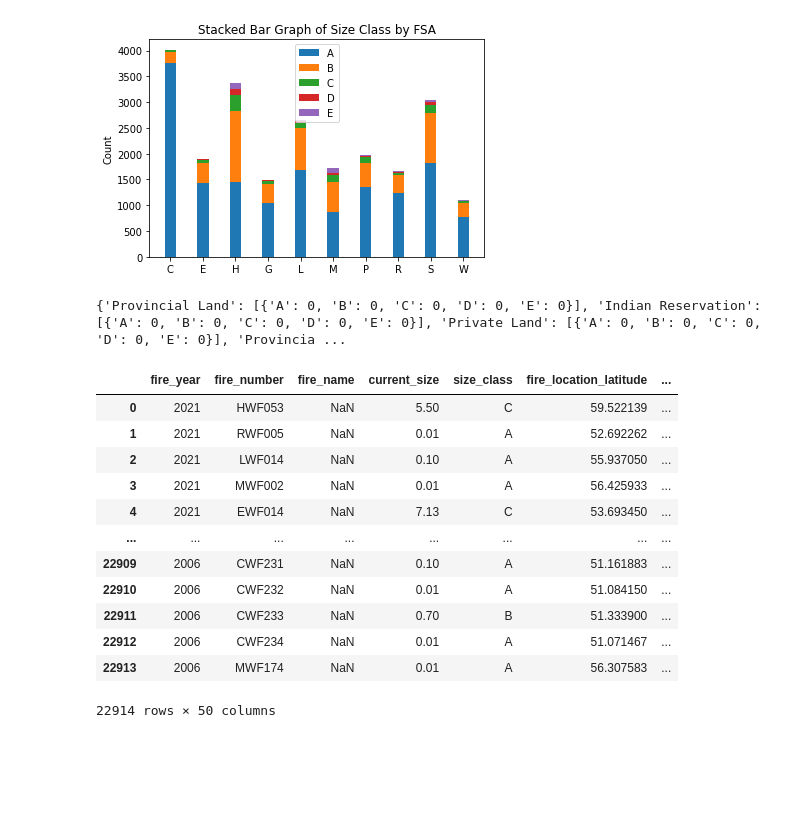
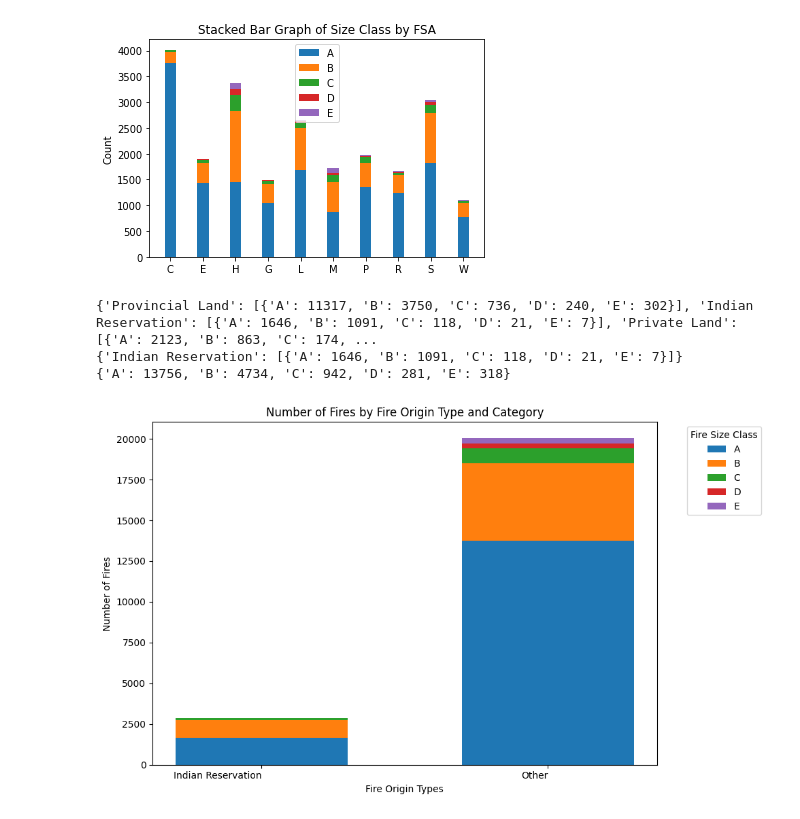
Before and after one commit to pandya-aditya/CxC_Hackathon, a Jupyter notebook: main.ipynb, the cells around one changed output. Cells and saved outputs as stored; diff of their text form; code cells hidden in the pictures; blank space fills up the shorter version.

Commit message:
Fire origin graph created + fire_origin dictionary filled
First filled the empty fire origin dictionary values from before. Then created a Indian Reservation sub-dictionary and a Rest sub-dictionary, which I used to create a bar graph that shows the difference.

```diff
--- a/main.ipynb
+++ b/main.ipynb
@@ -343,26 +343,58 @@ plt.show()
 [figure]
 # %%
 f_origin_list = {}
+count = 0
+rest_list = {}
 
 for index in df.index:
     origin = df.loc[index, 'fire_origin']
+    size_class = str(df.loc[index, 'size_class'])
 
-    if (origin not in f_origin_list):
+    if origin not in f_origin_list:
         f_origin_list[origin] = [{'A': 0, 'B': 0, 'C': 0, 'D': 0, 'E': 0}]
 
+    f_origin_list[origin][0][size_class] += 1
+
 print(f_origin_list)
+
+indian_reservation_data = {'Indian Reservation': f_origin_list['Indian Reservation']}
+other_data = {}
+
+for key, value in f_origin_list.items():
+    if key != 'Indian Reservation':
+        if not other_data:
+            other_data = {k: v for k, v in value[0].items()}
+        else:
+            for k, v in value[0].items():
+                other_data[k] += v
+
+print(indian_reservation_data)
+
+print(other_data)
 # %% [output]
-{'Provincial Land': [{'A': 0, 'B': 0, 'C': 0, 'D': 0, 'E': 0}], 'Indian Reservation': [{'A': 0, 'B': 0, 'C': 0, 'D': 0, 'E': 0}], 'Private Land': [{'A': 0, 'B': 0, 'C': 0, 'D': 0, 'E': 0}], 'Provincia ...
+{'Provincial Land': [{'A': 11317, 'B': 3750, 'C': 736, 'D': 240, 'E': 302}], 'Indian Reservation': [{'A': 1646, 'B': 1091, 'C': 118, 'D': 21, 'E': 7}], 'Private Land': [{'A': 2123, 'B': 863, 'C': 174, ...
+{'Indian Reservation': [{'A': 1646, 'B': 1091, 'C': 118, 'D': 21, 'E': 7}]}
+{'A': 13756, 'B': 4734, 'C': 942, 'D': 281, 'E': 318}
-|  | fire_year | fire_number | fire_name | current_size | size_class | fire_location_latitude | ... |
-| 0 | 2021 | HWF053 | NaN | 5.50 | C | 59.522139 | ... |
-| 1 | 2021 | RWF005 | NaN | 0.01 | A | 52.692262 | ... |
-| 2 | 2021 | LWF014 | NaN | 0.10 | A | 55.937050 | ... |
-| 3 | 2021 | MWF002 | NaN | 0.01 | A | 56.425933 | ... |
-| 4 | 2021 | EWF014 | NaN | 7.13 | C | 53.693450 | ... |
-| ... | ... | ... | ... | ... | ... | ... | ... |
-| 22909 | 2006 | CWF231 | NaN | 0.10 | A | 51.161883 | ... |
-| 22910 | 2006 | CWF232 | NaN | 0.01 | A | 51.084150 | ... |
-| 22911 | 2006 | CWF233 | NaN | 0.70 | B | 51.333900 | ... |
-| 22912 | 2006 | CWF234 | NaN | 0.01 | A | 51.071467 | ... |
-| 22913 | 2006 | MWF174 | NaN | 0.01 | A | 56.307583 | ... |
-22914 rows × 50 columns
+# %%
+categories = list(other_data.keys())
+origin_labels = list(indian_reservation_data.keys()) + ['Other']
+
+fig, ax = plt.subplots(figsize=(10, 6))
+bar_width = 0.6
+
+bottom_values = [0] * len(origin_labels)
+
+for category in categories:
+    values = [indian_reservation_data[label][0][category] if label in indian_reservation_data else other_data[category] for label in origin_labels]
+    ax.bar(origin_labels, values, width=bar_width, label=category, bottom=bottom_values)
+    bottom_values = [bottom + value for bottom, value in zip(bottom_values, values)]
+
+ax.set_ylabel('Number of Fires')
+ax.set_xlabel('Fire Origin Types')
+ax.set_title('Number of Fires by Fire Origin Type and Category')
+ax.legend(title='Fire Size Class', bbox_to_anchor=(1.05, 1), loc='upper left')
+plt.xticks(rotation=0, ha='right')
+plt.tight_layout()
+plt.show()
+# %% [output]
+[figure, added]
```
